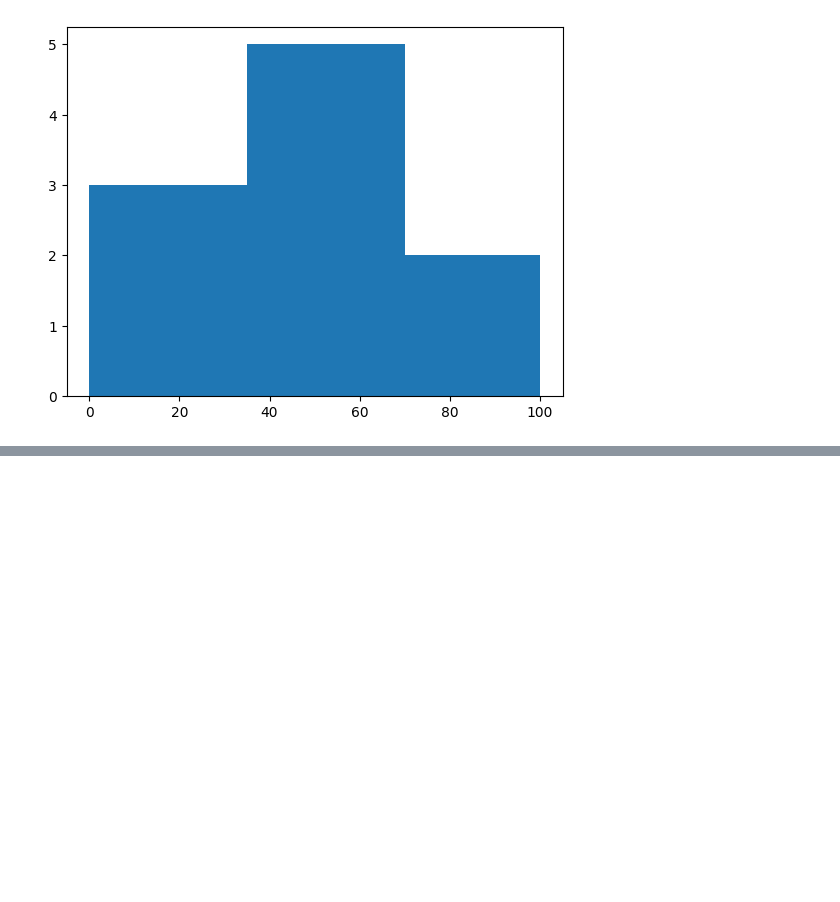
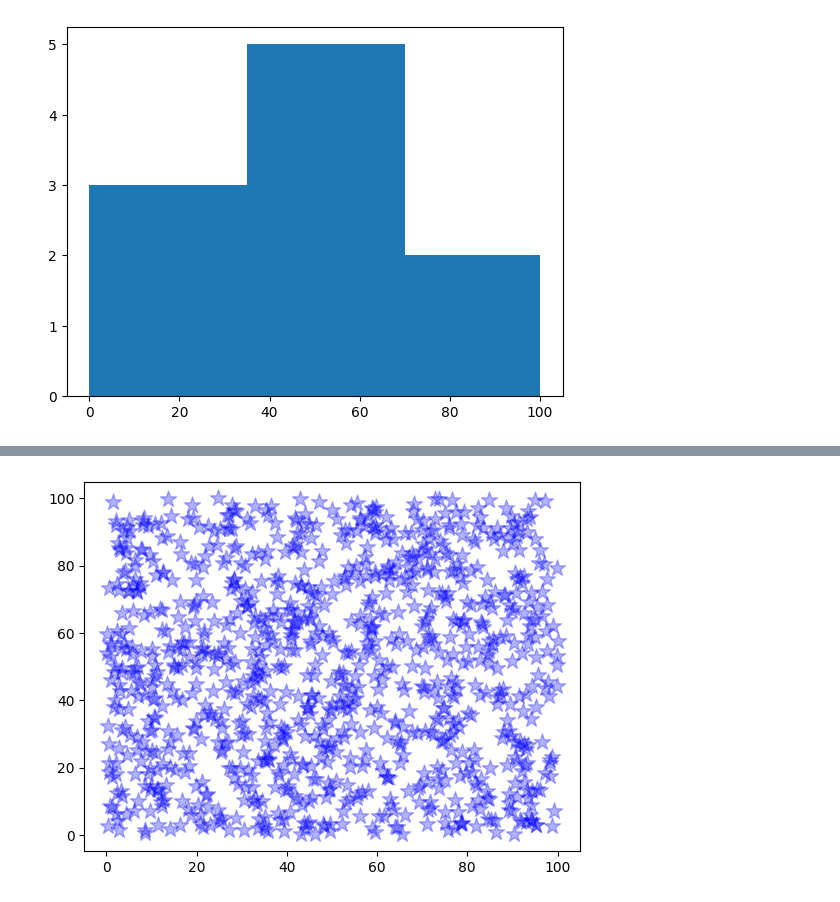
Before and after one commit to haneeth25/Libraries_prac, a Jupyter notebook: matplotlib.ipynb, the cells around one changed output, grey strips where cells are left out. Drawn from its saved outputs; the diff is of its cells as text; code cells hidden in the pictures; blank space fills up the shorter version.

```diff
--- a/matplotlib.ipynb
+++ b/matplotlib.ipynb
@@ -69,0 +87,5 @@ plt.hist(marks,grade_intervals)
+# %%
+plt.scatter(x_data,y_data,c='blue',marker = '*',s=150,alpha=0.3)
+plt.show()
+# %% [output]
+[figure, added]
```
Also changed, not shown: parts of 26 cells of this notebook.
